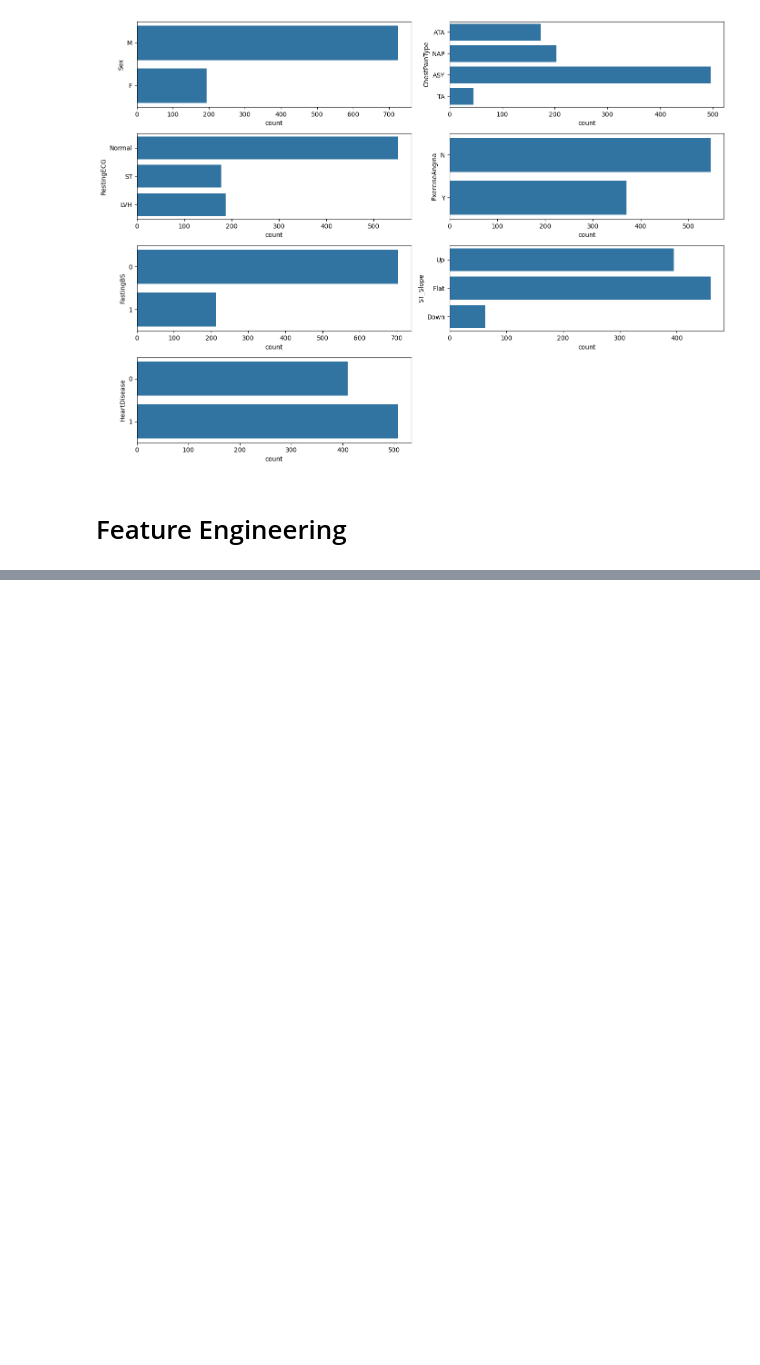
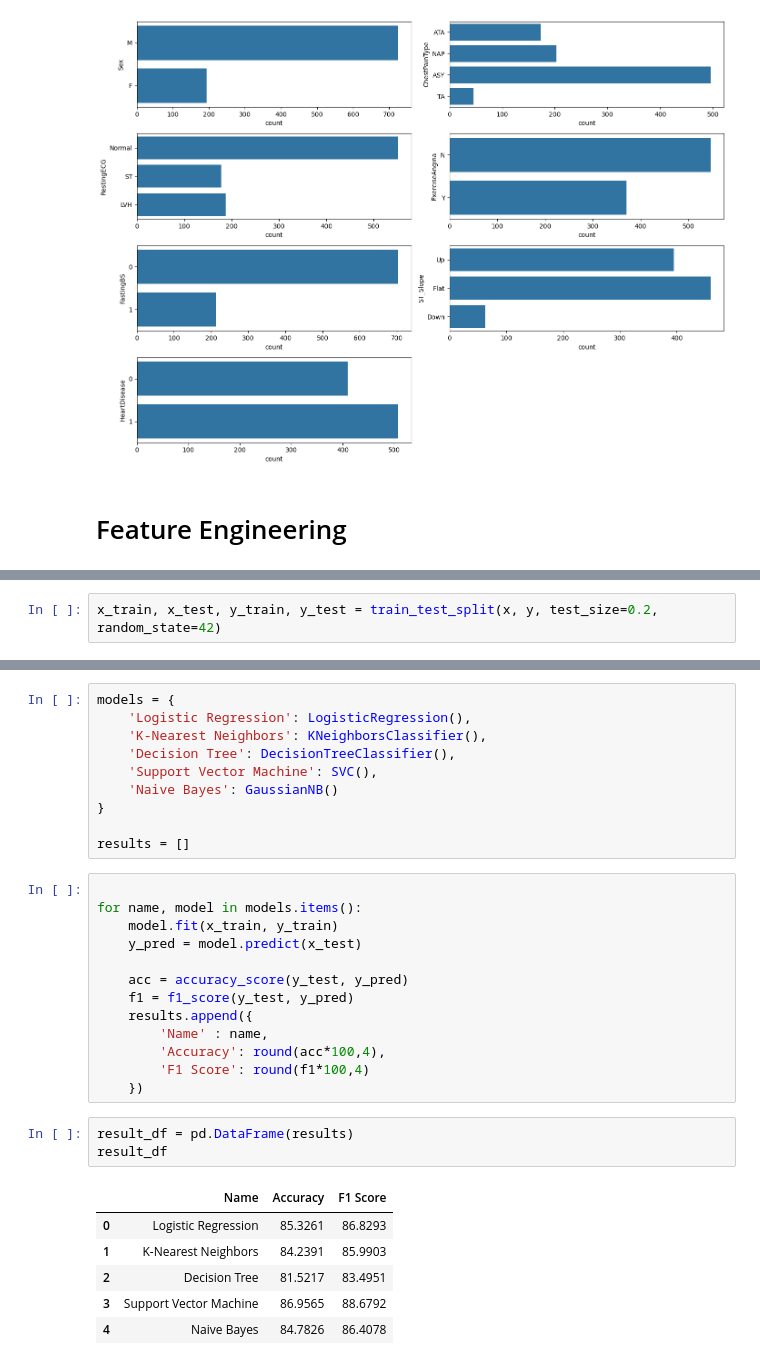
Before and after one commit to wasif-h/Heart_Disease_Prediction, a Jupyter notebook: ml_model.ipynb, the cells around one changed output, grey strips where cells are left out. Drawn from its saved outputs; the diff is of its cells as text; blank space fills up the shorter version.

```diff
--- a/ml_model.ipynb
+++ b/ml_model.ipynb
@@ -171,0 +208,2 @@ plt.tight_layout()
+# %%
+x_train, x_test, y_train, y_test = train_test_split(x, y, test_size=0.2, random_state=42)
@@ -171,0 +220,33 @@ plt.tight_layout()
+# %%
+models = {
+    'Logistic Regression': LogisticRegression(),
+    'K-Nearest Neighbors': KNeighborsClassifier(),
+    'Decision Tree': DecisionTreeClassifier(),
+    'Support Vector Machine': SVC(),
+    'Naive Bayes': GaussianNB()
+}
+
+results = []
+# %%
+
+for name, model in models.items():
+    model.fit(x_train, y_train)
+    y_pred = model.predict(x_test)
+
+    acc = accuracy_score(y_test, y_pred)
+    f1 = f1_score(y_test, y_pred)
+    results.append({
+        'Name' : name,
+        'Accuracy': round(acc*100,4),
+        'F1 Score': round(f1*100,4)
+    })
+# %%
+result_df = pd.DataFrame(results)
+result_df
+# %% [output]
+|  | Name | Accuracy | F1 Score |
+| 0 | Logistic Regression | 85.3261 | 86.8293 |
+| 1 | K-Nearest Neighbors | 84.2391 | 85.9903 |
+| 2 | Decision Tree | 81.5217 | 83.4951 |
+| 3 | Support Vector Machine | 86.9565 | 88.6792 |
+| 4 | Naive Bayes | 84.7826 | 86.4078 |
```
Also changed, not shown: parts of 14 cells of this notebook.
